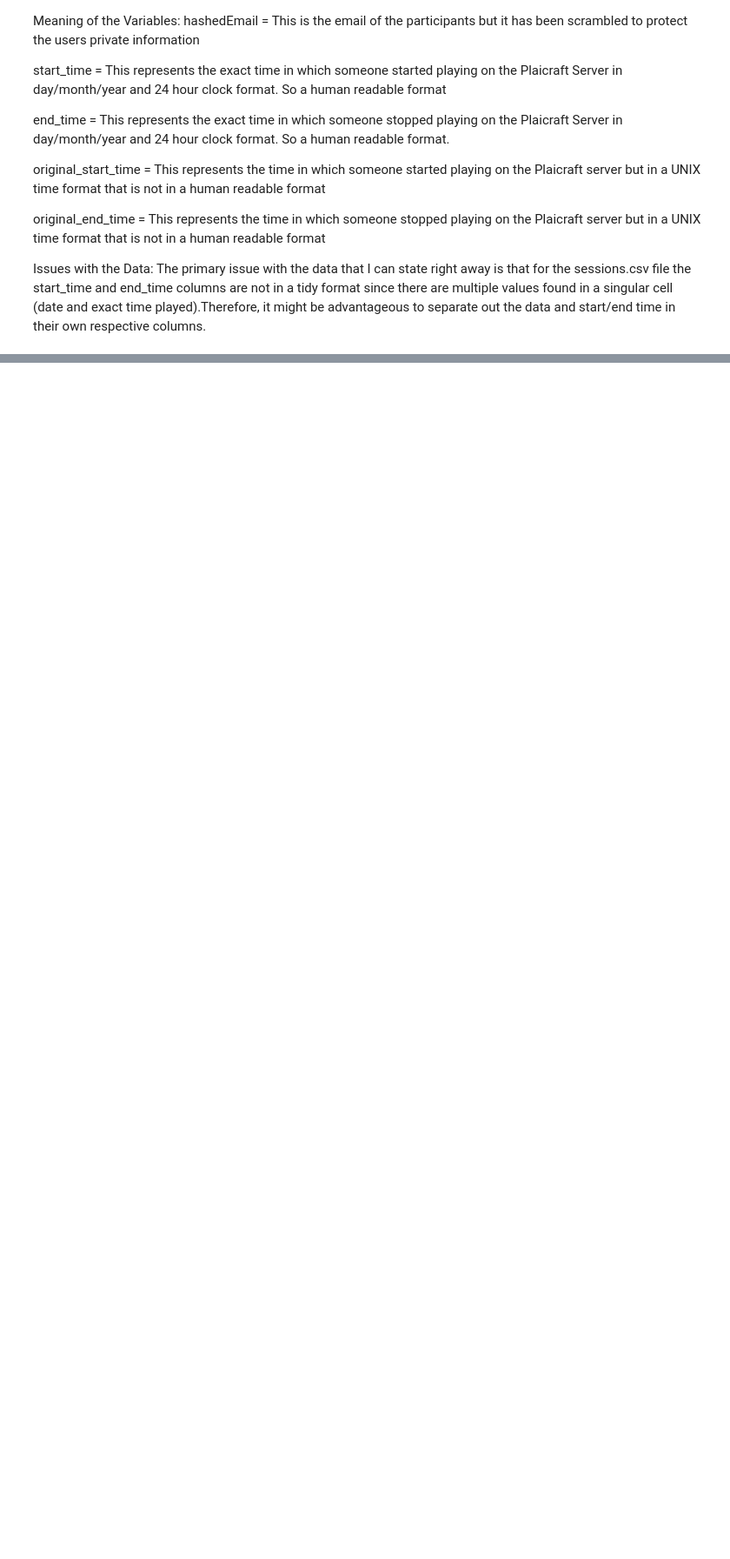
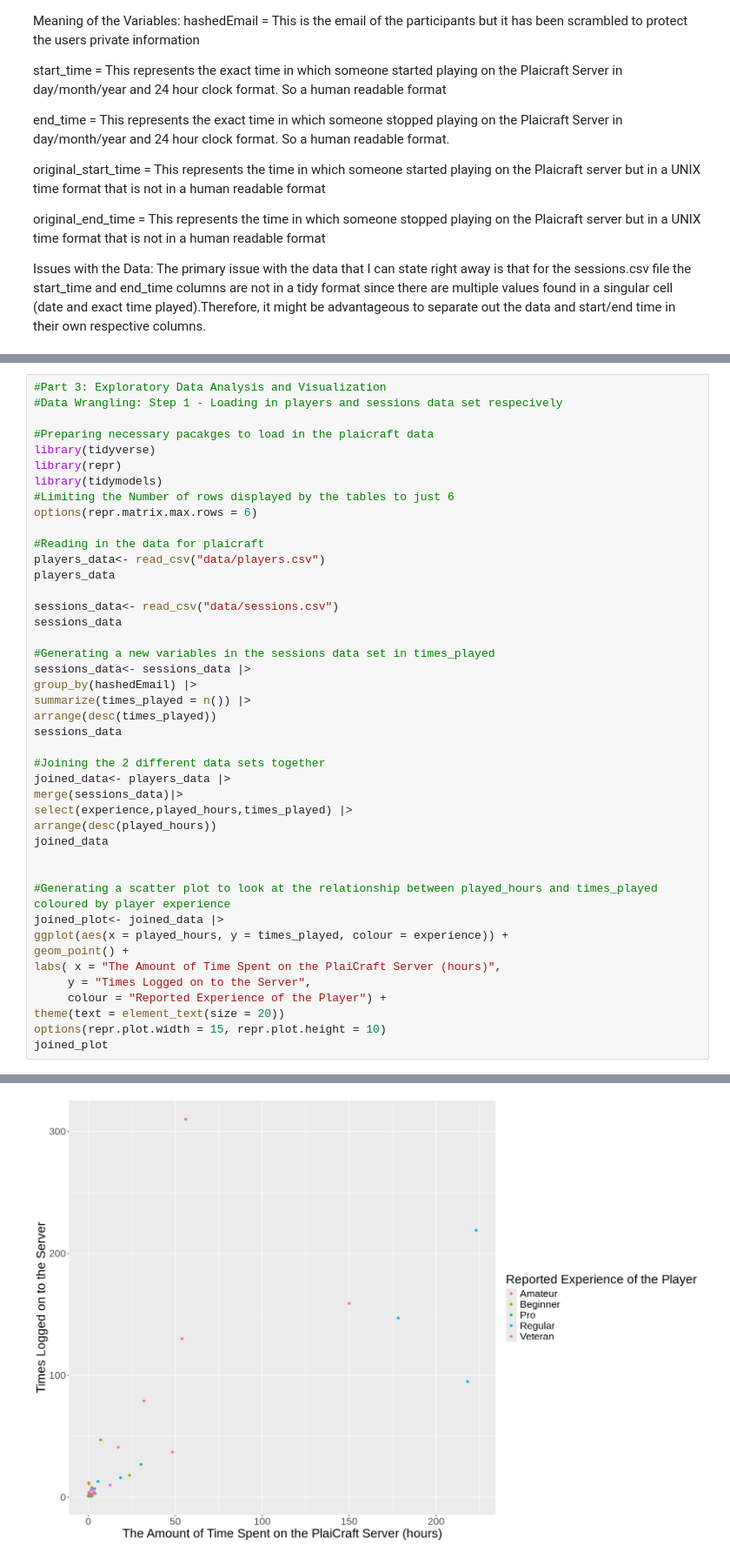
Before and after one commit to adamhassan135/dsci-100-2024-W1-project-008-39, a Jupyter notebook: Adam_Abdirahman_Individual_Report.ipynb, the cells around one changed output, grey strips where cells are left out. Shown at 87% size. Drawn from its saved outputs; the diff is of its cells as text; blank space fills up the shorter version.

```diff
--- a/Adam_Abdirahman_Individual_Report.ipynb
+++ b/Adam_Abdirahman_Individual_Report.ipynb
@@ -104,0 +57,44 @@ A spec_tbl_df: 1535 × 5
+# %%
+#Part 3: Exploratory Data Analysis and Visualization
+#Data Wrangling: Step 1 - Loading in players and sessions data set respecively
+
+#Preparing necessary pacakges to load in the plaicraft data
+library(tidyverse)
+library(repr)
+library(tidymodels)
+#Limiting the Number of rows displayed by the tables to just 6
+options(repr.matrix.max.rows = 6)
+
+#Reading in the data for plaicraft
+players_data<- read_csv("data/players.csv")
+players_data
+
+sessions_data<- read_csv("data/sessions.csv")
+sessions_data
+
+#Generating a new variables in the sessions data set in times_played
+sessions_data<- sessions_data |>
+group_by(hashedEmail) |>
+summarize(times_played = n()) |>
+arrange(desc(times_played))
+sessions_data
+
+#Joining the 2 different data sets together
+joined_data<- players_data |>
+merge(sessions_data)|>
+select(experience,played_hours,times_played) |>
+arrange(desc(played_hours))
+joined_data
+
+
+#Generating a scatter plot to look at the relationship between played_hours and times_played coloured by player experience
+joined_plot<- joined_data |>
+ggplot(aes(x = played_hours, y = times_played, colour = experience)) +
+geom_point() +
+labs( x = "The Amount of Time Spent on the PlaiCraft Server (hours)",
+     y = "Times Logged on to the Server",
+     colour = "Reported Experience of the Player") +
+theme(text = element_text(size = 20))
+options(repr.plot.width = 15, repr.plot.height = 10)
+joined_plot
+# %% [output]
@@ -104,0 +158 @@ A spec_tbl_df: 1535 × 5
+[figure, added]
```
Also changed, not shown: parts of 5 cells of this notebook.
